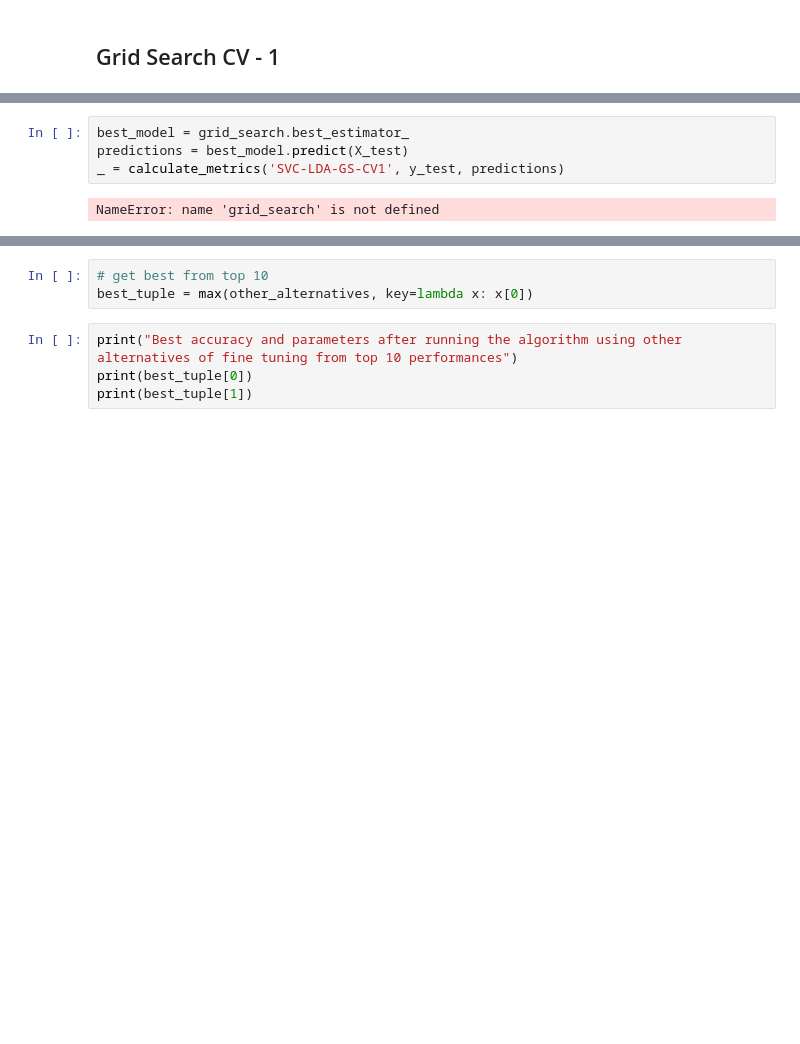
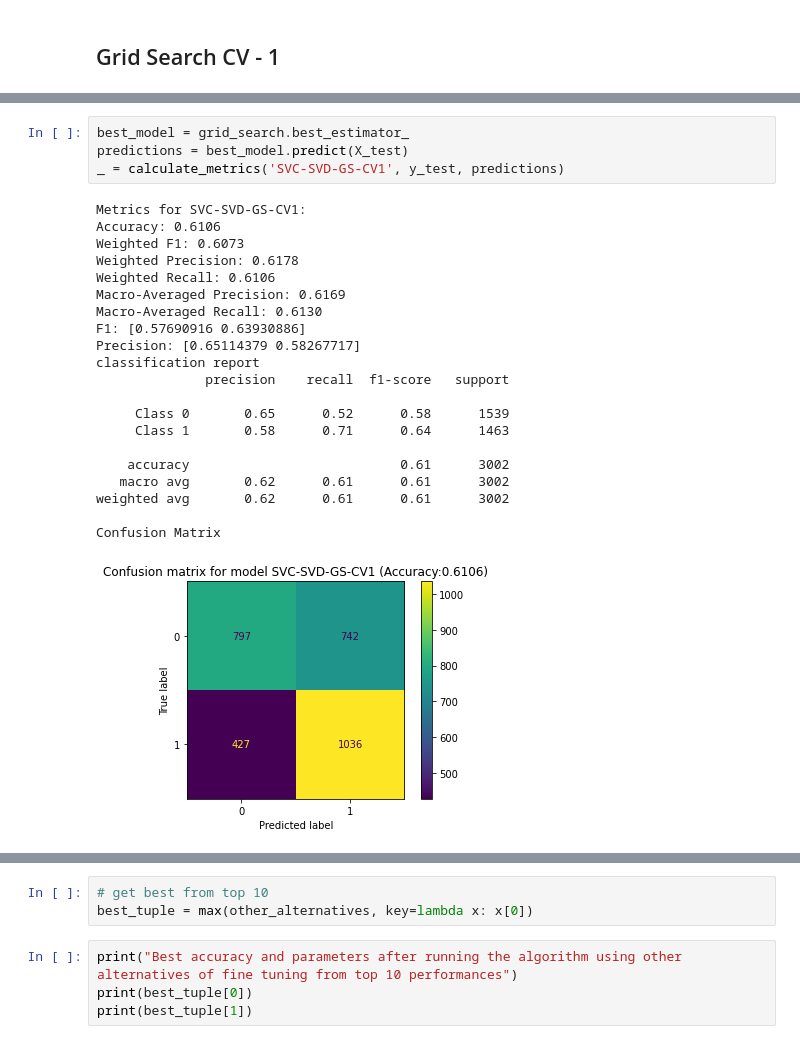
Before and after one commit to SoareCristi/BigData_MovieRatings, a Jupyter notebook: models/SupportVectorMachines/svm_svd.ipynb, the cells around one changed output, grey strips where cells are left out. Drawn from its saved outputs; the diff is of its cells as text; blank space fills up the shorter version.

```diff
--- a/models/SupportVectorMachines/svm_svd.ipynb
+++ b/models/SupportVectorMachines/svm_svd.ipynb
@@ -135,9 +148,29 @@ print(sorted_results.head(10))
 # %%
 best_model = grid_search.best_estimator_
 predictions = best_model.predict(X_test)
-_ = calculate_metrics('SVC-LDA-GS-CV1', y_test, predictions)
+_ = calculate_metrics('SVC-SVD-GS-CV1', y_test, predictions)
 # %% [output]
-NameError: name 'grid_search' is not defined
+Metrics for SVC-SVD-GS-CV1:
+Accuracy: 0.6106
+Weighted F1: 0.6073
+Weighted Precision: 0.6178
+Weighted Recall: 0.6106
+Macro-Averaged Precision: 0.6169
+Macro-Averaged Recall: 0.6130
+F1: [0.57690916 0.63930886]
+Precision: [0.65114379 0.58267717]
+classification report
+              precision    recall  f1-score   support
+
+     Class 0       0.65      0.52      0.58      1539
+     Class 1       0.58      0.71      0.64      1463
+
+    accuracy                           0.61      3002
+   macro avg       0.62      0.61      0.61      3002
+weighted avg       0.62      0.61      0.61      3002
+
+Confusion Matrix
+[figure, added]
 # %%
 # Predicting using other alternatives of fine-tuning from top 10 performances
 other_alternatives = []
```
Also changed, not shown: parts of 10 cells of this notebook.
